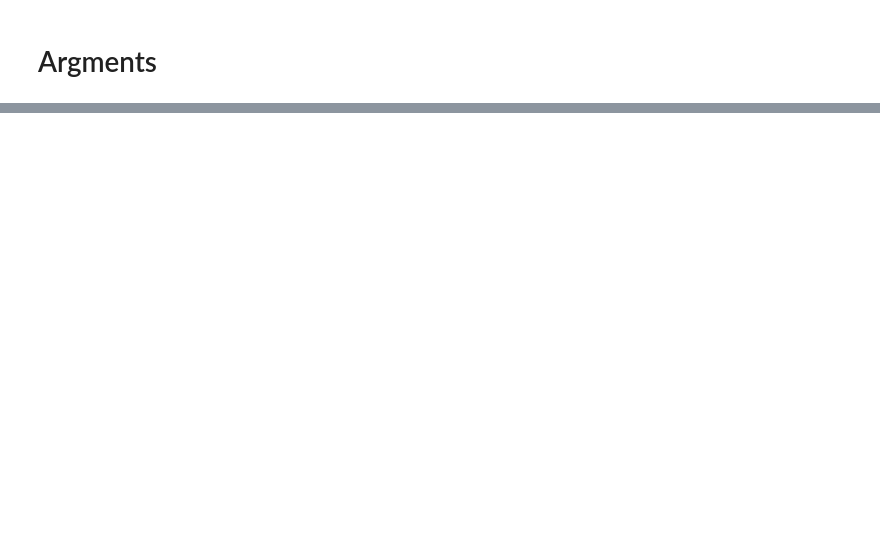
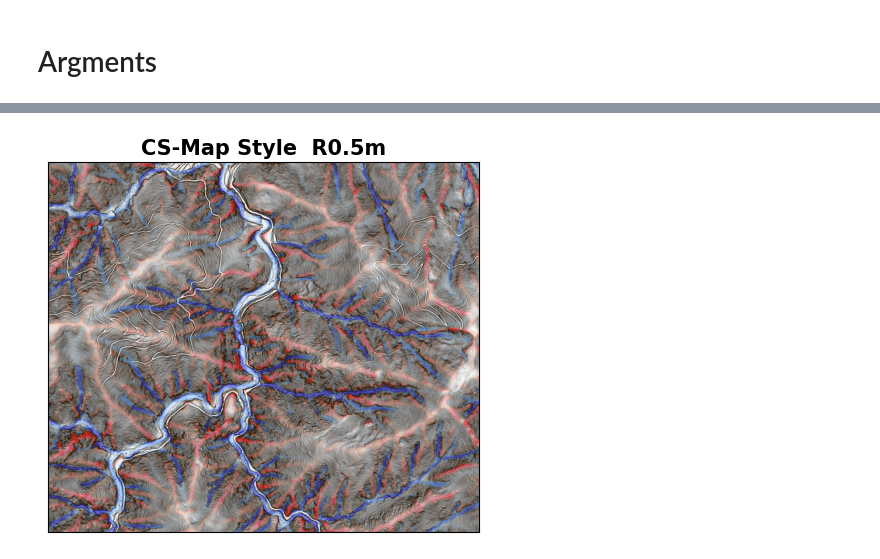
Before and after one commit to shingo405nagano/generating_topoglaphic_maps, a Jupyter notebook: create_map.ipynb, the cells around one changed output, grey strips where cells are left out. Drawn from its saved outputs; the diff is of its cells as text; code cells hidden in the pictures; blank space fills up the shorter version.

```diff
--- a/create_map.ipynb
+++ b/create_map.ipynb
@@ -166,0 +189,9 @@ from matplotlib.colors import to_rgba
+# %%
+show_img = np.dstack(img[:3, 2000: 5000, 4000: 7500])
+plt.title('CS-Map Style  R0.5m', fontsize=15, fontweight='bold')
+plt.imshow(show_img)
+plt.yticks([])
+plt.xticks([])
+plt.show()
+# %% [output]
+[figure, added]
```
Also changed, not shown: parts of 14 cells of this notebook, 18 other files.
